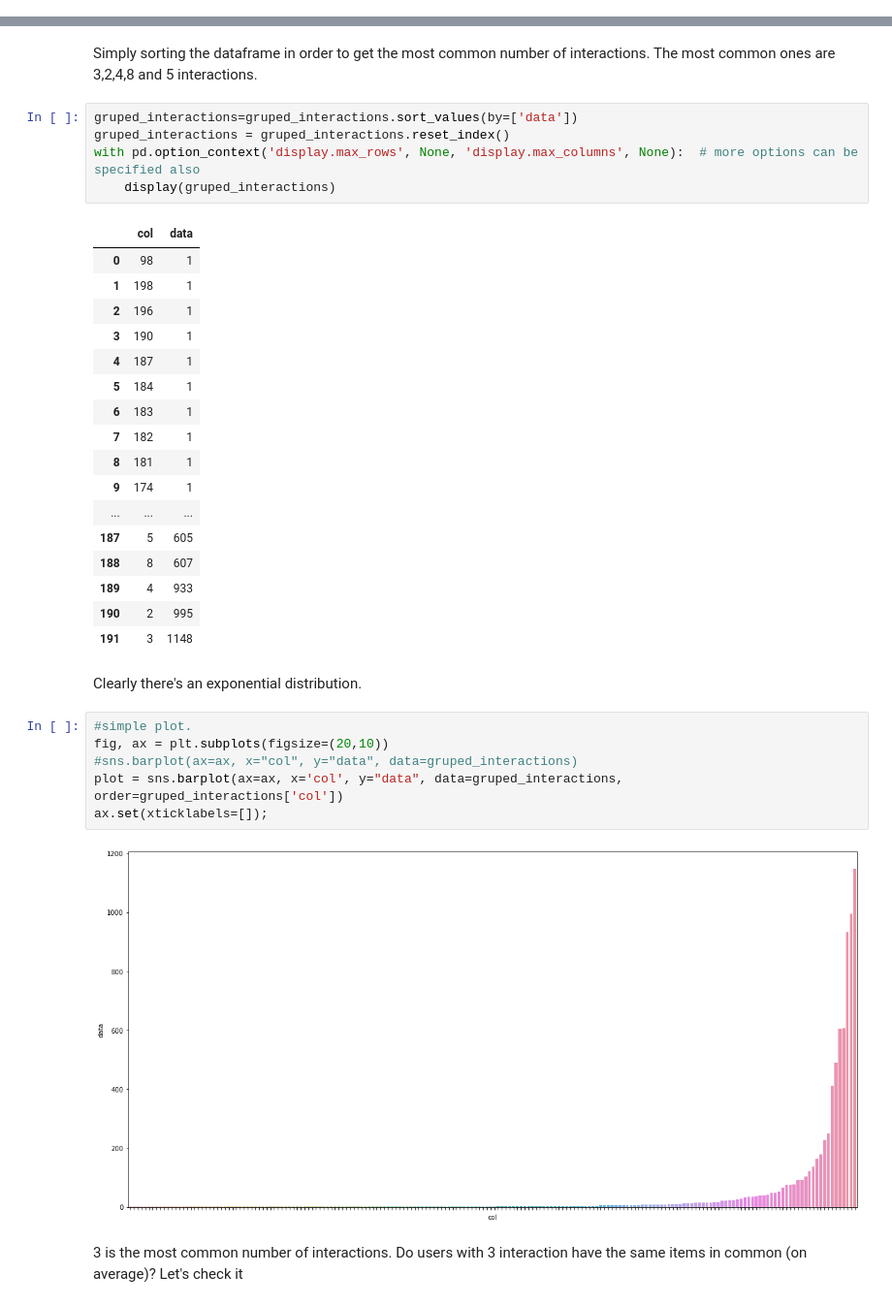
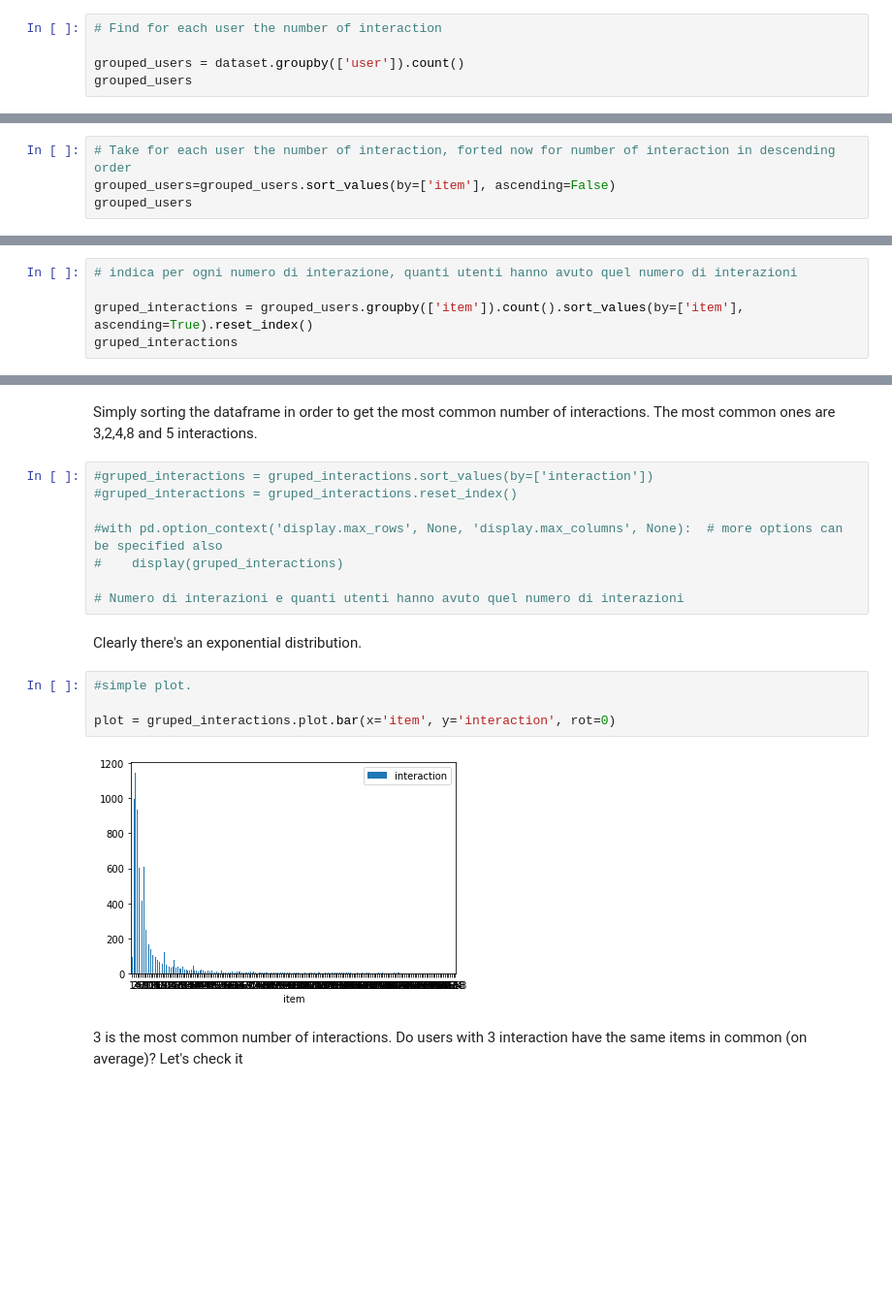
Before and after one commit to mattiasu96/Recommender-Systems-Challenge, a Jupyter notebook: New Challenge Data/Data Analysis.ipynb, the cells around one changed output, grey strips where cells are left out. Shown at 97% size. Cells and saved outputs as stored; diff of their text form; blank space fills up the shorter version.

```diff
--- a/New Challenge Data/Data Analysis.ipynb
+++ b/New Challenge Data/Data Analysis.ipynb
@@ -106,0 +67,5 @@ grouped_users
+# %%
+# Find for each user the number of interaction
+
+grouped_users = dataset.groupby(['user']).count()
+grouped_users
@@ -106,0 +87,4 @@ grouped_users
+# %%
+# Take for each user the number of interaction, forted now for number of interaction in descending order
+grouped_users=grouped_users.sort_values(by=['item'], ascending=False)
+grouped_users
@@ -152,0 +134,5 @@ gruped_interactions
+# %%
+# indica per ogni numero di interazione, quanti utenti hanno avuto quel numero di interazioni
+
+gruped_interactions = grouped_users.groupby(['item']).count().sort_values(by=['item'], ascending=True).reset_index()
+gruped_interactions
@@ -153,38 +159,21 @@ gruped_interactions
 # %% [markdown]
 Simply sorting the dataframe in order to get the most common number of interactions. The most common ones are 3,2,4,8 and 5 interactions.
 # %%
-gruped_interactions=gruped_interactions.sort_values(by=['data'])
-gruped_interactions = gruped_interactions.reset_index()
-with pd.option_context('display.max_rows', None, 'display.max_columns', None):  # more options can be specified also
-    display(gruped_interactions)
+#gruped_interactions = gruped_interactions.sort_values(by=['interaction'])
+#gruped_interactions = gruped_interactions.reset_index()
+
+#with pd.option_context('display.max_rows', None, 'display.max_columns', None):  # more options can be specified also
+#    display(gruped_interactions)
+
+# Numero di interazioni e quanti utenti hanno avuto quel numero di interazioni
-# %% [output]
-|  | col | data |
-| 0 | 98 | 1 |
-| 1 | 198 | 1 |
-| 2 | 196 | 1 |
-| 3 | 190 | 1 |
-| 4 | 187 | 1 |
-| 5 | 184 | 1 |
-| 6 | 183 | 1 |
-| 7 | 182 | 1 |
-| 8 | 181 | 1 |
-| 9 | 174 | 1 |
-| ... | ... | ... |
-| 187 | 5 | 605 |
-| 188 | 8 | 607 |
-| 189 | 4 | 933 |
-| 190 | 2 | 995 |
-| 191 | 3 | 1148 |
 # %% [markdown]
 Clearly there's an exponential distribution.
-# %%
-#simple plot.
-fig, ax = plt.subplots(figsize=(20,10))
-#sns.barplot(ax=ax, x="col", y="data", data=gruped_interactions)
-plot = sns.barplot(ax=ax, x='col', y="data", data=gruped_interactions, order=gruped_interactions['col'])
-ax.set(xticklabels=[]);
-# %% [output]
-[figure, removed]
+# %%
+#simple plot.
+
+plot = gruped_interactions.plot.bar(x='item', y='interaction', rot=0)
+# %% [output]
+[figure, added]
 # %% [markdown]
 3 is the most common number of interactions. Do users with 3 interaction have the same items in common (on average)? Let's check it
 # %%
```
Also changed, not shown: parts of 21 cells of this notebook, 4 other files.
